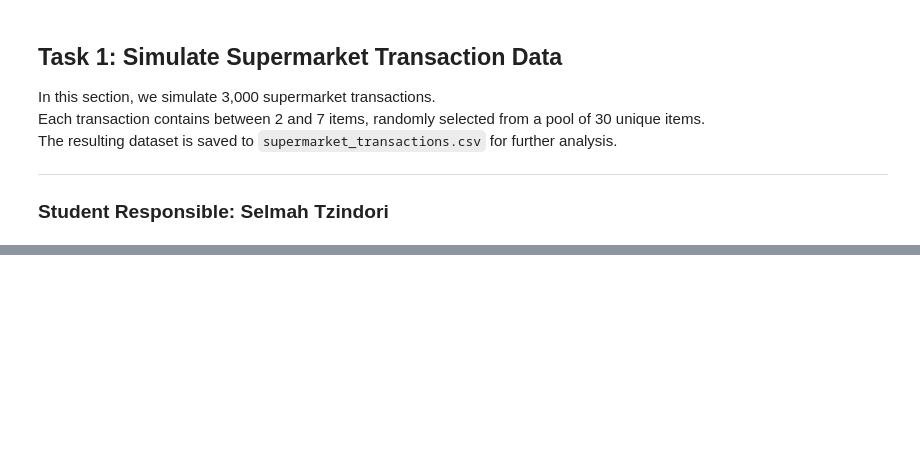
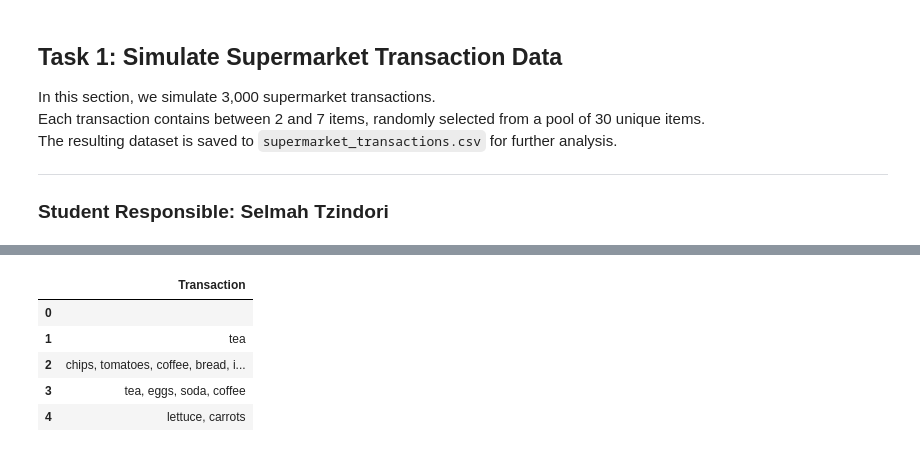
Before and after one commit to LEVIN0/Frequent-itemsets-group-6, a Jupyter notebook: frequent_itemsets_analysis.ipynb, the cells around one changed output, grey strips where cells are left out. Cells and saved outputs as stored; diff of their text form; code cells hidden in the pictures; blank space fills up the shorter version.

```diff
--- a/frequent_itemsets_analysis.ipynb
+++ b/frequent_itemsets_analysis.ipynb
@@ -74,0 +20,88 @@ transactions_df.head()
+# %%
+# [Student: Selmah Tzindori] Simulate 3,000 supermarket transactions
+# [Student: Hana Gashaw] Modified for reproducibility
+
+import random
+import pandas as pd
+
+# -------------------------------
+# Step 0: Set seed for reproducibility
+# -------------------------------
+# Ensures that random selections (bundles and extra items) are the same every time the script runs.
+random.seed(42)
+
+# -------------------------------
+# Step 1: Define a pool of items
+# -------------------------------
+# A diverse list of 30+ common grocery items typically found in a supermarket.
+item_pool = [
+    'milk', 'bread', 'eggs', 'cheese', 'butter', 'juice', 'apples', 'bananas', 'oranges', 'grapes',
+    'cereal', 'chocolate', 'yogurt', 'chicken', 'beef', 'pasta', 'rice', 'tomatoes', 'onions', 'potatoes',
+    'carrots', 'lettuce', 'beans', 'soda', 'water', 'coffee', 'tea', 'cookies', 'ice cream', 'toilet paper'
+]
+
+# -------------------------------
+# Step 2: Define common frequent bundles
+# -------------------------------
+# These are multi-item sets that will be intentionally injected into 50% of transactions
+# to simulate real-world item associations (like milk+bread or apples+bananas+yogurt).
+frequent_bundles = [
+    ['milk', 'bread'],
+    ['apples', 'bananas', 'yogurt'],
+    ['chicken', 'rice', 'beans'],
+    ['soda', 'chips', 'cookies'],  # Note: 'chips' will be added to item pool
+    ['cheese', 'butter', 'eggs']
+]
+
+# Add any missing bundle items to item pool (e.g., 'chips' not in original pool)
+item_pool = list(set(item_pool + ['chips']))
+
+# -------------------------------
+# Step 3: Generate synthetic transactions
+# -------------------------------
+# Loop generates 3,000 transactions. Each transaction:
+# - Has a 50% chance of including one frequent bundle
+# - Adds 0 to 4 extra random (non-duplicate) items
+# - Randomizes item order to avoid fixed patterns
+num_transactions = 3000
+transactions = []
+
+for _ in range(num_transactions):
+    transaction = []
+
+    # Inject a frequent bundle 50% of the time
+    if random.random() < 0.5:
+        bundle = random.choice(frequent_bundles)
+        transaction.extend(bundle)
+
+    # Add a few additional random items (avoid duplicates)
+    num_extra_items = random.randint(0, 4)
+    remaining_items = list(set(item_pool) - set(transaction))
+    extras = random.sample(remaining_items, num_extra_items)
+    transaction.extend(extras)
+
+    # Shuffle items so the order is randomized
+    random.shuffle(transaction)
+    transactions.append(transaction)
+
+# -------------------------------
+# Step 4: Save transactions to CSV
+# -------------------------------
+# Each transaction is saved as a comma-separated string in one row.
+# Useful for visual inspection or loading later.
+transaction_strings = [', '.join(t) for t in transactions]
+transactions_df = pd.DataFrame({'Transaction': transaction_strings})
+transactions_df.to_csv('supermarket_transactions.csv', index=False)
+
+#step 5
+#export the DataFrame to a CSV file
+# This will create a CSV file named 'supermarket_transactions.csv' in the current directory.
+transactions_df.to_csv('supermarket_transactions.csv', index=False)
+
+# -------------------------------
+# Step 6: Preview the simulated data
+# -------------------------------
+# Display the first few rows to confirm structure and content.
+print("Sample Transactions:")
+transactions_df.head()
+# %% [output]
@@ -75 +109,7 @@ transactions_df.head()
+|  | Transaction |
+| 0 |  |
+| 1 | tea |
+| 2 | chips, tomatoes, coffee, bread, i... |
+| 3 | tea, eggs, soda, coffee |
+| 4 | lettuce, carrots |
 # %% [markdown]
```
Also changed, not shown: parts of 15 cells of this notebook, 4 other files.
